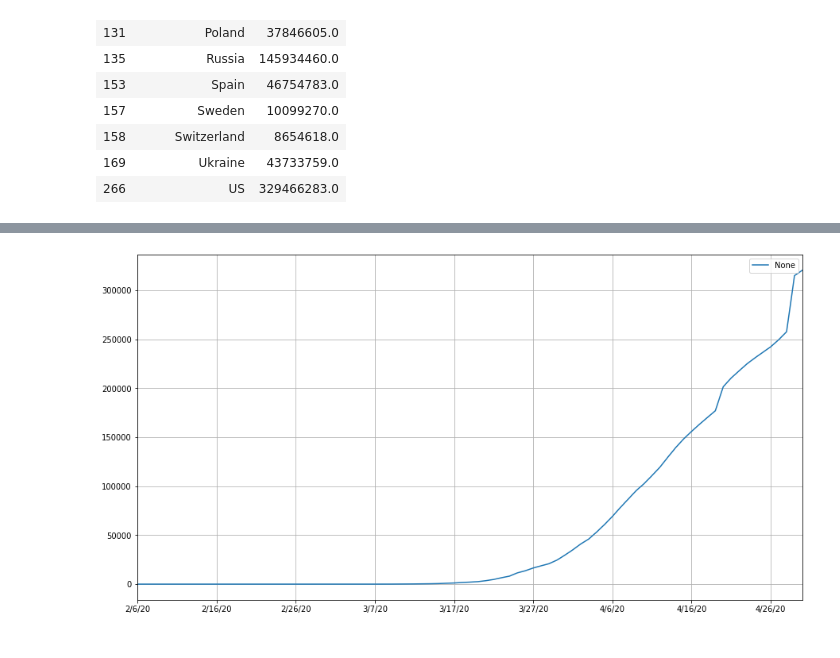
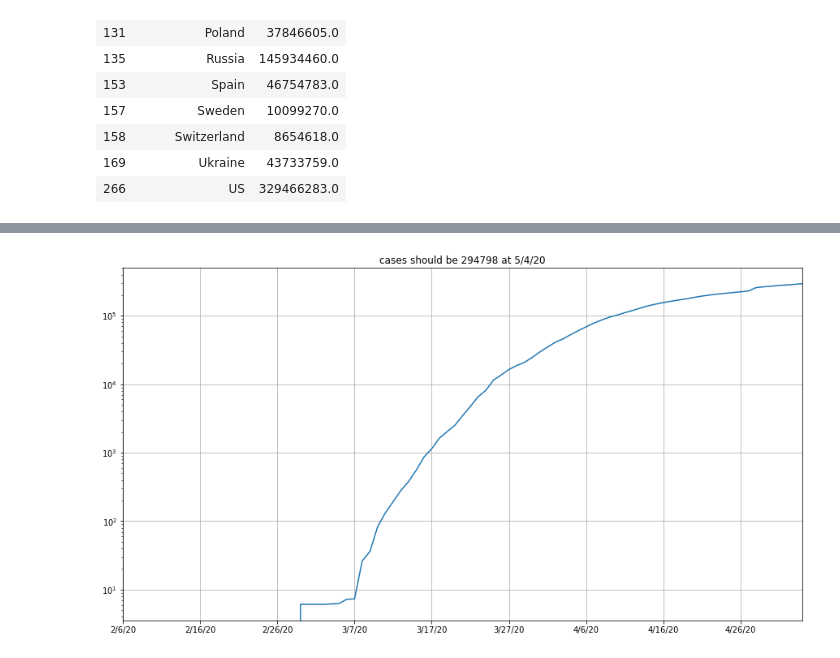
Before and after one commit to Dmitry1973/ML_for_business, a Jupyter notebook: covid.ipynb, the cells around one changed output, grey strips where cells are left out. Drawn from its saved outputs; the diff is of its cells as text; code cells hidden in the pictures.

```diff
--- a/covid.ipynb
+++ b/covid.ipynb
@@ -334,15 +334,18 @@ df_6['Italy'].plot(c='b', legend="It").grid()
 # %%
 import numpy as np
 
 for d in range(17, 31):
     avg_case[f'4/{d}/20']=np.nan
     avg_d_t_c[f'4/{d}/20']=np.nan
 
 pred_case_rus = (avg_case.shift(23) * df_pop.iloc[5][0]).fillna(0)
 # (df_4_['Russia']).shift(21).plot(c='r', figsize=(15, 8), legend="RU", title='case per capita',)
-pred_case_rus.plot(logy=False, legend="pred",figsize=(15, 8)).grid()
+pred_case_rus.plot(logy=True, figsize=(15, 8),
+                   title=f'cases should be {int(pred_case_rus[-1])} at {pred_case_rus.index[-1]}').grid()
+# int(pred_case_rus[-1])
+# pred_case_rus.index[-1]
 # %% [output]
-[figure, old version]
+[figure, new version]
 # %%
 # df_death_T = df_d.T
 # df_death_T['average'] = avg_death
```
Also changed, not shown: parts of 15 cells of this notebook.
